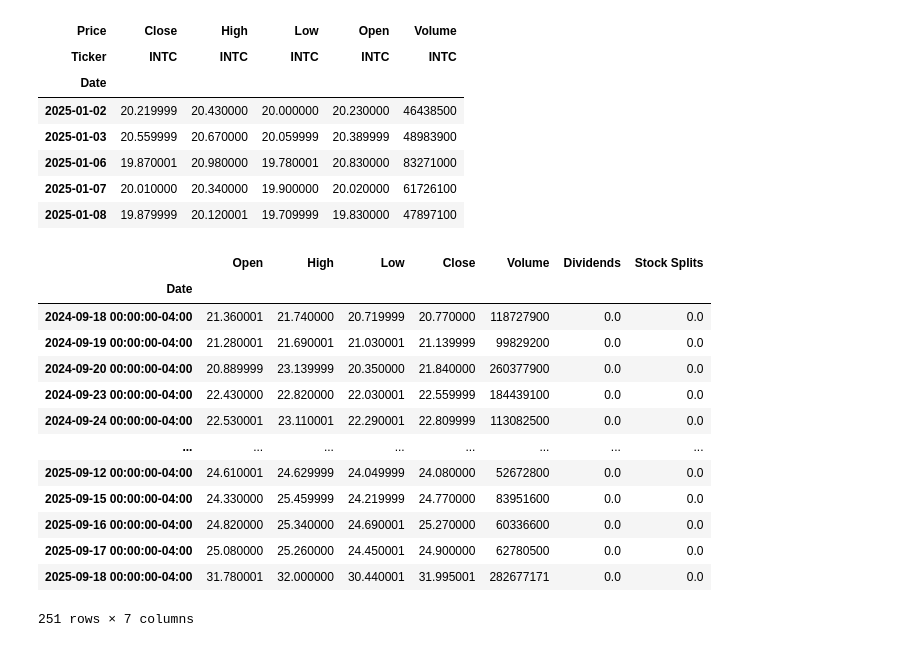
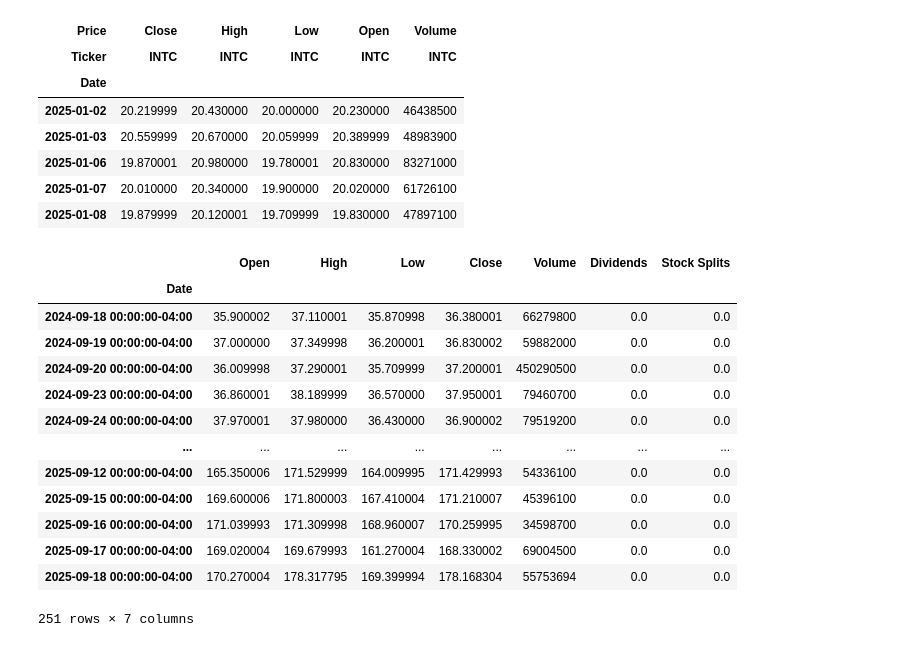
Before and after one commit to epere18/Python, a Jupyter notebook: Python_Visualización/Visualizacion_de_datos.ipynb, the cells around one changed output. Saved outputs shown, nothing was run; the diff lists cells and outputs as text; code cells hidden in the pictures.

```diff
--- a/Python_Visualización/Visualizacion_de_datos.ipynb
+++ b/Python_Visualización/Visualizacion_de_datos.ipynb
@@ -261,26 +263,29 @@ df.head()
 # %%
 # Obtener información de la acción de Intel
 
-intel_info = yf.Ticker('INTC')
-intel_info.info
+ticke = 'PLTR'
+
+intel_info = yf.Ticker(ticker=ticke)
+info = intel_info.info
 evolution = intel_info.history(period='1y')
+nombre_empresa = info.get("longName", ticke)
 
 df = evolution
 df
 # %% [output]
 |  | Open | High | Low | Close | Volume | Dividends | Stock Splits |
 | Date |  |  |  |  |  |  |  |
-| 2024-09-18 00:00:00-04:00 | 21.360001 | 21.740000 | 20.719999 | 20.770000 | 118727900 | 0.0 | 0.0 |
-| 2024-09-19 00:00:00-04:00 | 21.280001 | 21.690001 | 21.030001 | 21.139999 | 99829200 | 0.0 | 0.0 |
-| 2024-09-20 00:00:00-04:00 | 20.889999 | 23.139999 | 20.350000 | 21.840000 | 260377900 | 0.0 | 0.0 |
-| 2024-09-23 00:00:00-04:00 | 22.430000 | 22.820000 | 22.030001 | 22.559999 | 184439100 | 0.0 | 0.0 |
-| 2024-09-24 00:00:00-04:00 | 22.530001 | 23.110001 | 22.290001 | 22.809999 | 113082500 | 0.0 | 0.0 |
+| 2024-09-18 00:00:00-04:00 | 35.900002 | 37.110001 | 35.870998 | 36.380001 | 66279800 | 0.0 | 0.0 |
+| 2024-09-19 00:00:00-04:00 | 37.000000 | 37.349998 | 36.200001 | 36.830002 | 59882000 | 0.0 | 0.0 |
+| 2024-09-20 00:00:00-04:00 | 36.009998 | 37.290001 | 35.709999 | 37.200001 | 450290500 | 0.0 | 0.0 |
+| 2024-09-23 00:00:00-04:00 | 36.860001 | 38.189999 | 36.570000 | 37.950001 | 79460700 | 0.0 | 0.0 |
+| 2024-09-24 00:00:00-04:00 | 37.970001 | 37.980000 | 36.430000 | 36.900002 | 79519200 | 0.0 | 0.0 |
 | ... | ... | ... | ... | ... | ... | ... | ... |
-| 2025-09-12 00:00:00-04:00 | 24.610001 | 24.629999 | 24.049999 | 24.080000 | 52672800 | 0.0 | 0.0 |
-| 2025-09-15 00:00:00-04:00 | 24.330000 | 25.459999 | 24.219999 | 24.770000 | 83951600 | 0.0 | 0.0 |
-| 2025-09-16 00:00:00-04:00 | 24.820000 | 25.340000 | 24.690001 | 25.270000 | 60336600 | 0.0 | 0.0 |
-| 2025-09-17 00:00:00-04:00 | 25.080000 | 25.260000 | 24.450001 | 24.900000 | 62780500 | 0.0 | 0.0 |
-| 2025-09-18 00:00:00-04:00 | 31.780001 | 32.000000 | 30.440001 | 31.995001 | 282677171 | 0.0 | 0.0 |
+| 2025-09-12 00:00:00-04:00 | 165.350006 | 171.529999 | 164.009995 | 171.429993 | 54336100 | 0.0 | 0.0 |
+| 2025-09-15 00:00:00-04:00 | 169.600006 | 171.800003 | 167.410004 | 171.210007 | 45396100 | 0.0 | 0.0 |
+| 2025-09-16 00:00:00-04:00 | 171.039993 | 171.309998 | 168.960007 | 170.259995 | 34598700 | 0.0 | 0.0 |
+| 2025-09-17 00:00:00-04:00 | 169.020004 | 169.679993 | 161.270004 | 168.330002 | 69004500 | 0.0 | 0.0 |
+| 2025-09-18 00:00:00-04:00 | 170.270004 | 178.317795 | 169.399994 | 178.168304 | 55753694 | 0.0 | 0.0 |
 251 rows × 7 columns
 # %%
 
```
Also changed, not shown: parts of 3 cells of this notebook.
